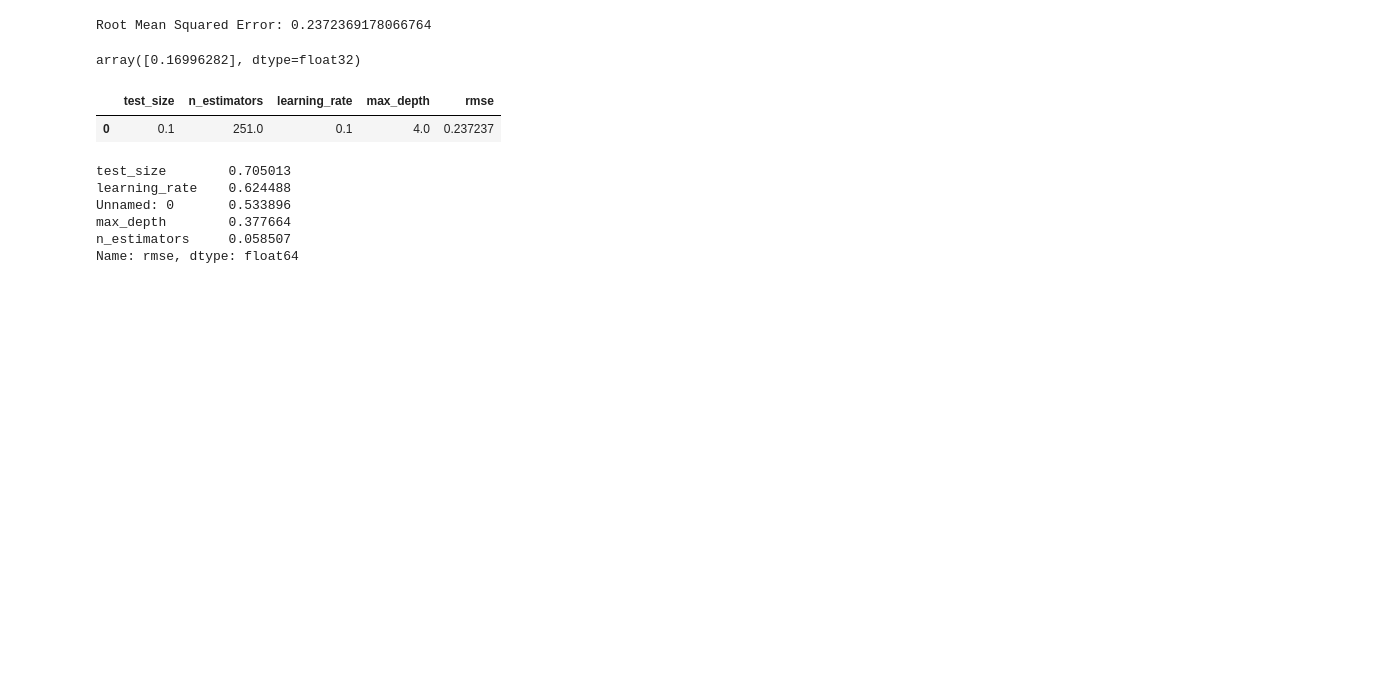
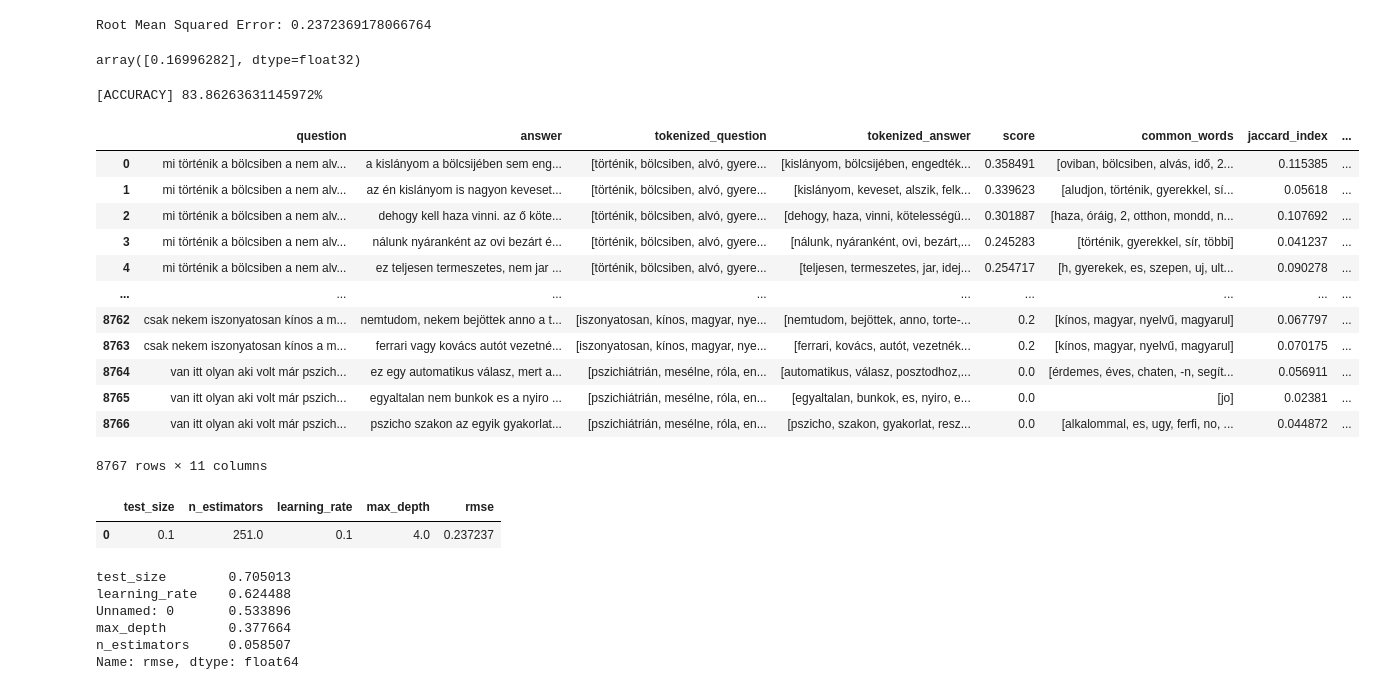
Before and after one commit to yarathealmighty/dumps, a Jupyter notebook: notebooks/askhu_ipynb.ipynb, the cells around one changed output. Saved outputs shown, nothing was run; the diff lists cells and outputs as text; code cells hidden in the pictures; blank space fills up the shorter version.

```diff
--- a/notebooks/askhu_ipynb.ipynb
+++ b/notebooks/askhu_ipynb.ipynb
@@ -251,6 +251,26 @@ def predict_linear(question,answer,model):
     row = input.iloc[0,:].values.reshape(1,-1)
     pred = model.predict(row)
     return pred
+
+def linear_regression(X,model,error_threshold=0.1):
+    outputs = []
+    good_rows = []
+    for i in tqdm(range(len(X)),desc='Regressing...',total=len(X)):
+        row = X.iloc[i,:].values.reshape(1,-1)
+        score = df['score'][i]
+        pred = model.predict(row)
+        outputs.append(pred[0])
+
+    df['lin_reg_pred'] = outputs
+
+    for row in df.iterrows():
+        error = abs(float(row[1]['lin_reg_pred']) - float(row[1]['score']))
+        if error <= error_threshold:
+            good_rows.append(row[1])
+
+    df_good = pd.DataFrame(np.array(good_rows),columns=['question','answer','tokenized_question','tokenized_answer','score','common_words','jaccard_index','cosine_similarity','flesch_kincaid_answer','flesch_kincaid_question','lin_reg_pred'])
+    print(f'[ACCURACY] {len(df_good)/len(X)*100}%')
+    return df_good
 # %%
 DEBUG = False
 
@@ -386,4 +407,22 @@ answer3 = 'Anyád xddd'
 predict_linear(question,answer3,model)
 # %% [output]
 array([0.16996282], dtype=float32)
+# %%
+# if we let it have some sort of error threshold it works much much better
+linear_regression(X,model,error_threshold=0.2)
+# %% [output]
+[ACCURACY] 83.86263631145972%
+|  | question | answer | tokenized_question | tokenized_answer | score | common_words | jaccard_index | ... |
+| 0 | mi történik a bölcsiben a nem alv... | a kislányom a bölcsijében sem eng... | [történik, bölcsiben, alvó, gyere... | [kislányom, bölcsijében, engedték... | 0.358491 | [oviban, bölcsiben, alvás, idő, 2... | 0.115385 | ... |
+| 1 | mi történik a bölcsiben a nem alv... | az én kislányom is nagyon keveset... | [történik, bölcsiben, alvó, gyere... | [kislányom, keveset, alszik, felk... | 0.339623 | [aludjon, történik, gyerekkel, sí... | 0.05618 | ... |
+| 2 | mi történik a bölcsiben a nem alv... | dehogy kell haza vinni. az ő köte... | [történik, bölcsiben, alvó, gyere... | [dehogy, haza, vinni, kötelességü... | 0.301887 | [haza, óráig, 2, otthon, mondd, n... | 0.107692 | ... |
+| 3 | mi történik a bölcsiben a nem alv... | nálunk nyáranként az ovi bezárt é... | [történik, bölcsiben, alvó, gyere... | [nálunk, nyáranként, ovi, bezárt,... | 0.245283 | [történik, gyerekkel, sír, többi] | 0.041237 | ... |
+| 4 | mi történik a bölcsiben a nem alv... | ez teljesen termeszetes, nem jar ... | [történik, bölcsiben, alvó, gyere... | [teljesen, termeszetes, jar, idej... | 0.254717 | [h, gyerekek, es, szepen, uj, ult... | 0.090278 | ... |
+| ... | ... | ... | ... | ... | ... | ... | ... | ... |
+| 8762 | csak nekem iszonyatosan kínos a m... | nemtudom, nekem bejöttek anno a t... | [iszonyatosan, kínos, magyar, nye... | [nemtudom, bejöttek, anno, torte-... | 0.2 | [kínos, magyar, nyelvű, magyarul] | 0.067797 | ... |
+| 8763 | csak nekem iszonyatosan kínos a m... | ferrari vagy kovács autót vezetné... | [iszonyatosan, kínos, magyar, nye... | [ferrari, kovács, autót, vezetnék... | 0.2 | [kínos, magyar, nyelvű, magyarul] | 0.070175 | ... |
+| 8764 | van itt olyan aki volt már pszich... | ez egy automatikus válasz, mert a... | [pszichiátrián, mesélne, róla, en... | [automatikus, válasz, posztodhoz,... | 0.0 | [érdemes, éves, chaten, -n, segít... | 0.056911 | ... |
+| 8765 | van itt olyan aki volt már pszich... | egyaltalan nem bunkok es a nyiro ... | [pszichiátrián, mesélne, róla, en... | [egyaltalan, bunkok, es, nyiro, e... | 0.0 | [jo] | 0.02381 | ... |
+| 8766 | van itt olyan aki volt már pszich... | pszicho szakon az egyik gyakorlat... | [pszichiátrián, mesélne, róla, en... | [pszicho, szakon, gyakorlat, resz... | 0.0 | [alkalommal, es, ugy, ferfi, no, ... | 0.044872 | ... |
+8767 rows × 11 columns
 # %%
```
Also changed, not shown: parts of 3 cells of this notebook.
